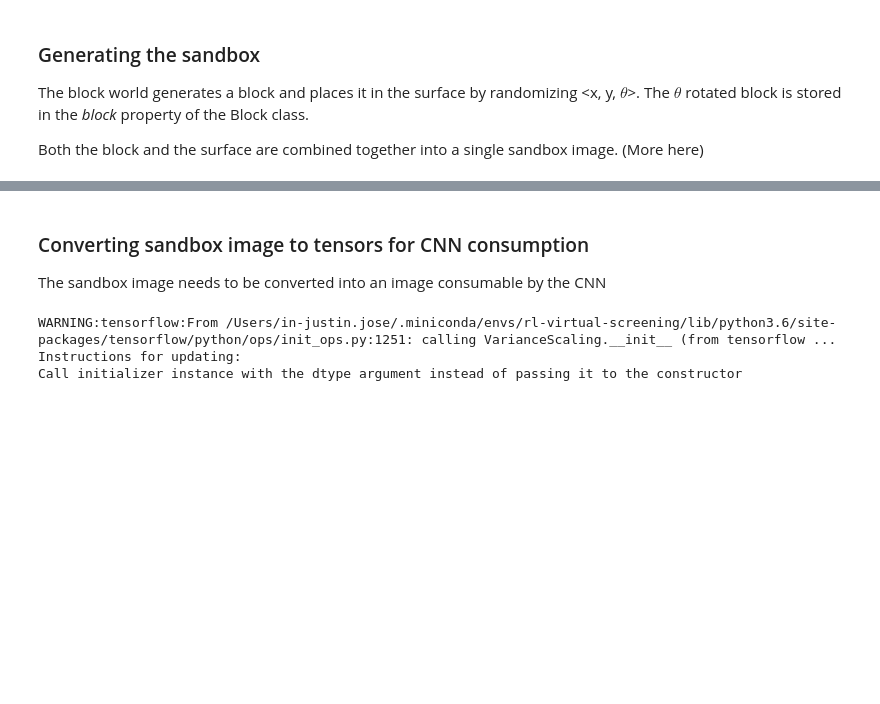
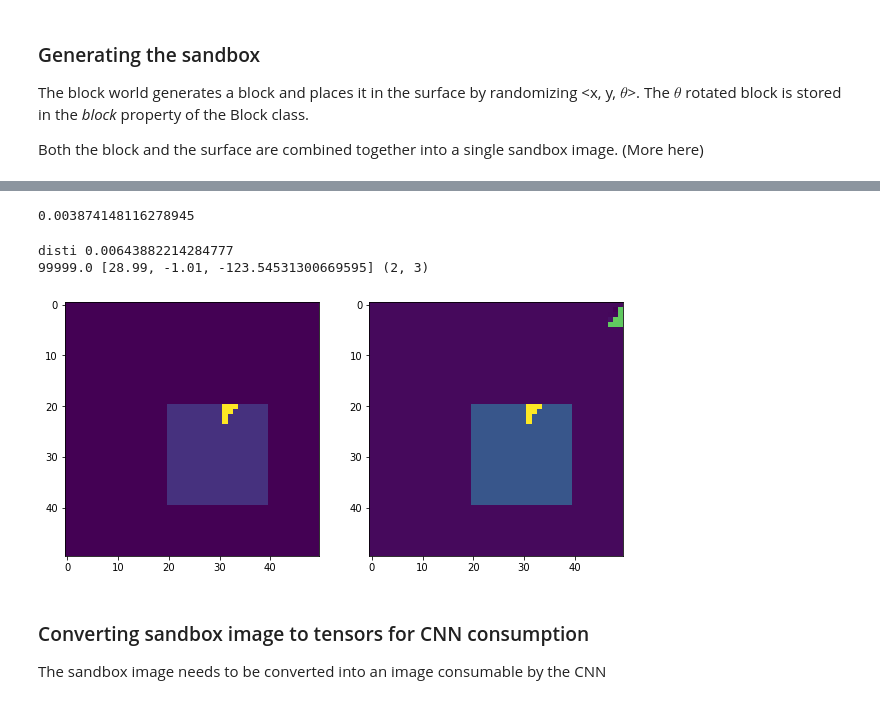
Before and after one commit to thoughtworks/PandoraRL, a Jupyter notebook: rlvs/block-placement.ipynb, the cells around one changed output, grey strips where cells are left out. Cells and saved outputs as stored; diff of their text form; code cells hidden in the pictures; blank space fills up the shorter version.

Commit message:
Updated scoring to reward when distance is less than 0.01

```diff
--- a/rlvs/block-placement.ipynb
+++ b/rlvs/block-placement.ipynb
@@ -51,12 +55,24 @@ print(reward, xx, env.action_space.action_bounds.shape)
+# %%
+1/258.1212617550832
+# %% [output]
+0.003874148116278945
+# %%
+block = env.block
+xx = [block.shift_x- block.block_x - 0.01, block.shift_y - block.block_y - 0.01, block.rotate_angle - 0.01]
+state, reward, t = env.step(xx)
+fig, (ax1, ax2) = plt.subplots(1, 2, figsize=(10, 20))
+ax1.imshow(env.block.sandbox)
+ax2.imshow(env.block.original_sandbox)
+print(reward, xx, env.action_space.action_bounds.shape)
+# %% [output]
+disti 0.00643882214284777
+99999.0 [28.99, -1.01, -123.54531300669595] (2, 3)
+[figure, added]
 # %% [markdown]
 ### Converting sandbox image to tensors for CNN consumption
 The sandbox image needs to be converted into an image consumable by the CNN
 # %%
 agent = DDPGAgent(env)
-# %% [output]
-WARNING:tensorflow:From /Users/in-justin.jose/.miniconda/envs/rl-virtual-screening/lib/python3.6/site-packages/tensorflow/python/ops/init_ops.py:1251: calling VarianceScaling.__init__ (from tensorflow ...
-Instructions for updating:
-Call initializer instance with the dtype argument instead of passing it to the constructor
 # %%
 actions =  agent.play(100)
 # %% [output]
```
Also changed, not shown: parts of 7 cells of this notebook, 2 other files.
